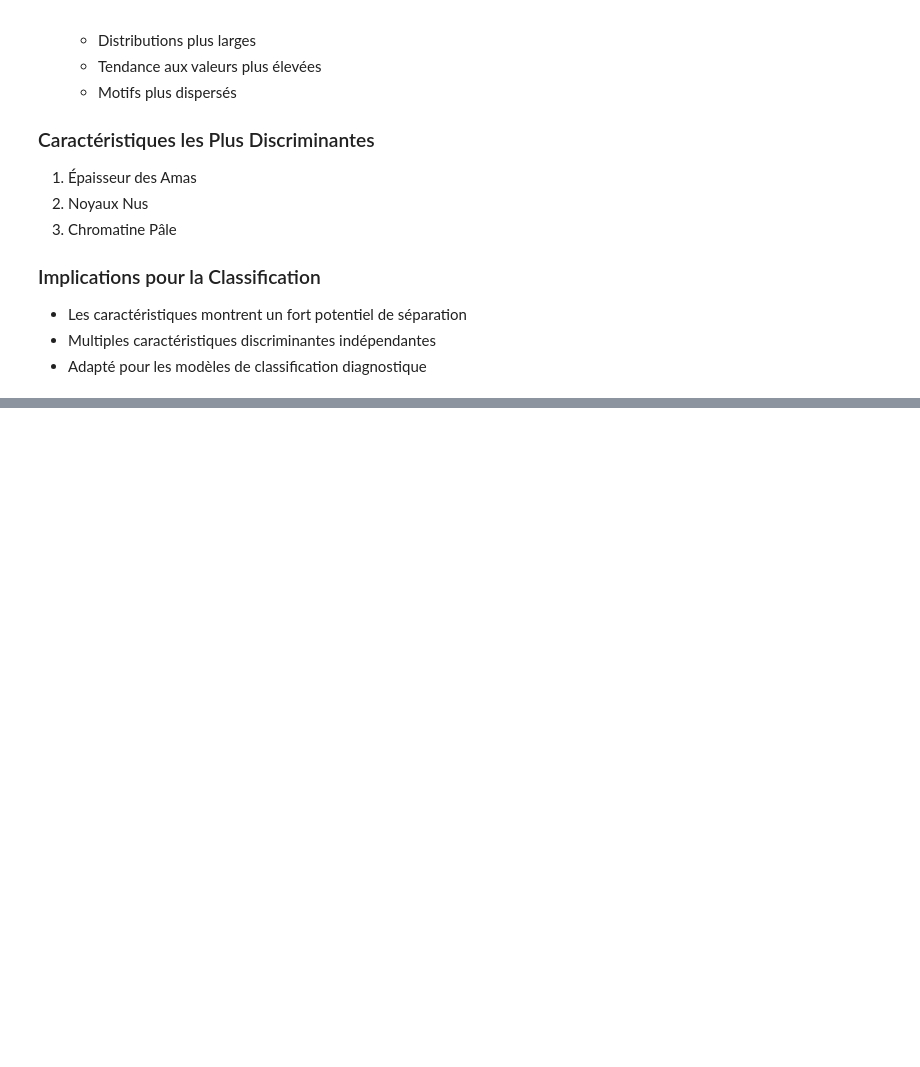
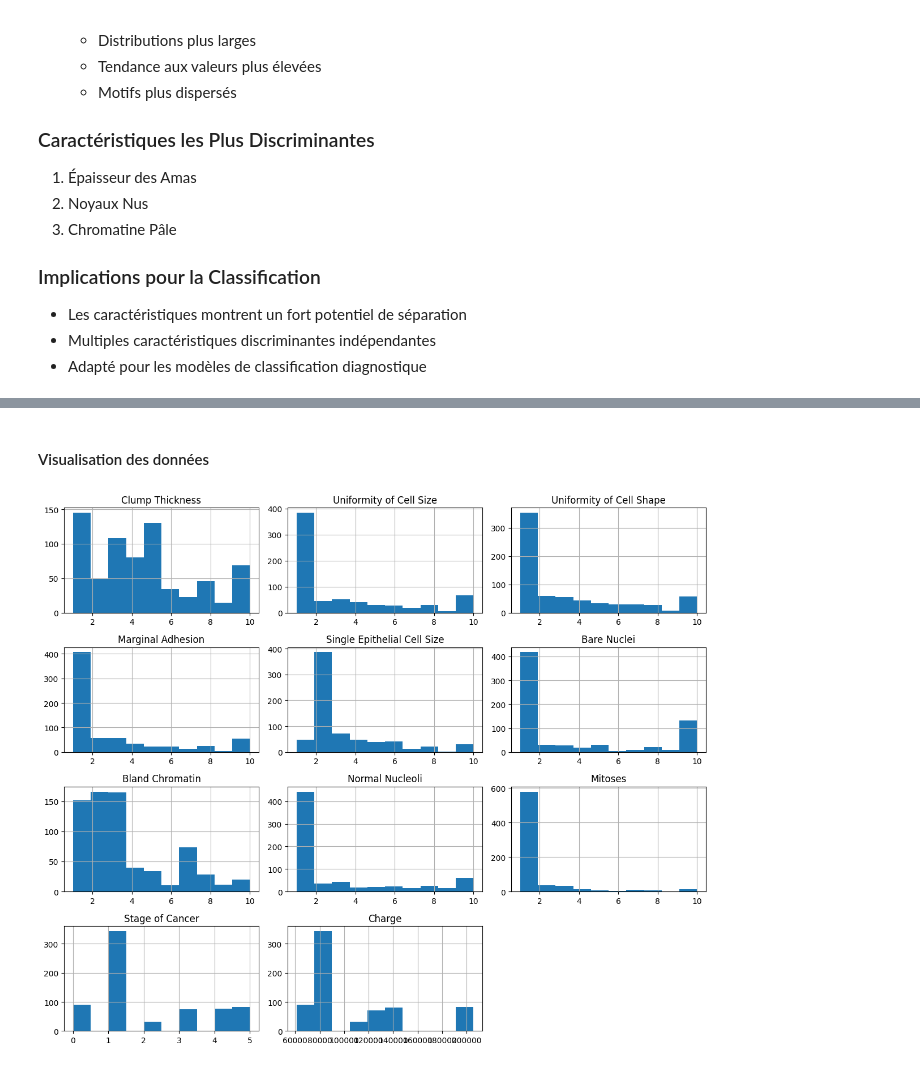
Before and after one commit to Sheris-Milly/Cancer_Predection_App, a Jupyter notebook: Rapport.ipynb, the cells around one changed output, grey strips where cells are left out. Drawn from its saved outputs; the diff is of its cells as text; code cells hidden in the pictures; blank space fills up the shorter version.

```diff
--- a/Rapport.ipynb
+++ b/Rapport.ipynb
@@ -624,0 +650,2 @@ plt.show()
+# %%
+data = pd.read_csv('updated_breast_cancer.csv')
@@ -624,0 +685,2 @@ plt.show()
+# %%
+data = data.drop('Sample code number', axis=1)
@@ -624,0 +703,5 @@ plt.show()
+# %%
+data = data.replace('?', np.nan)
+
+data['Bare Nuclei'] = pd.to_numeric(data['Bare Nuclei'])
+data.info()
@@ -624,0 +742,2 @@ plt.show()
+# %%
+data['Bare Nuclei'] = data['Bare Nuclei'].fillna(data['Bare Nuclei'].median())
@@ -624,0 +759,11 @@ plt.show()
+# %% [markdown]
+#### Visualisation des données
+# %%
+import matplotlib.pyplot as plt
+
+# Plot histograms for each feature
+data.hist(figsize=(12, 10))
+plt.tight_layout()
+plt.show()
+# %% [output]
+[figure, added]
```
Also changed, not shown: parts of 80 cells of this notebook.
